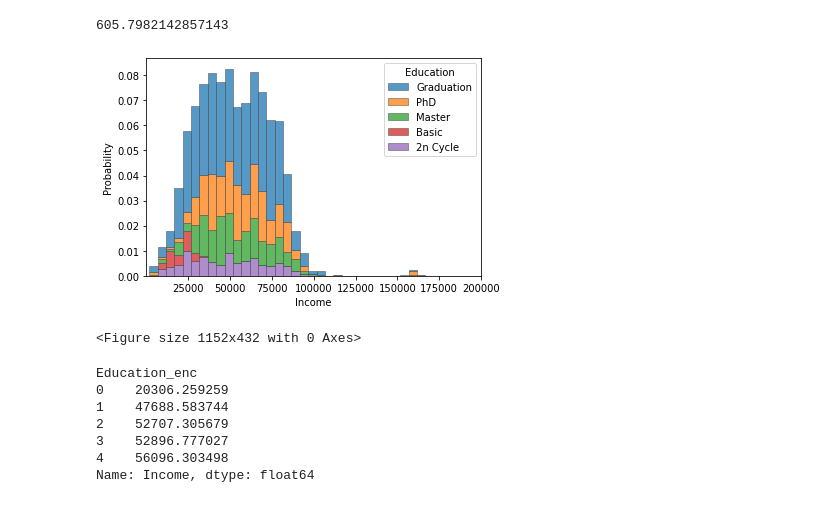
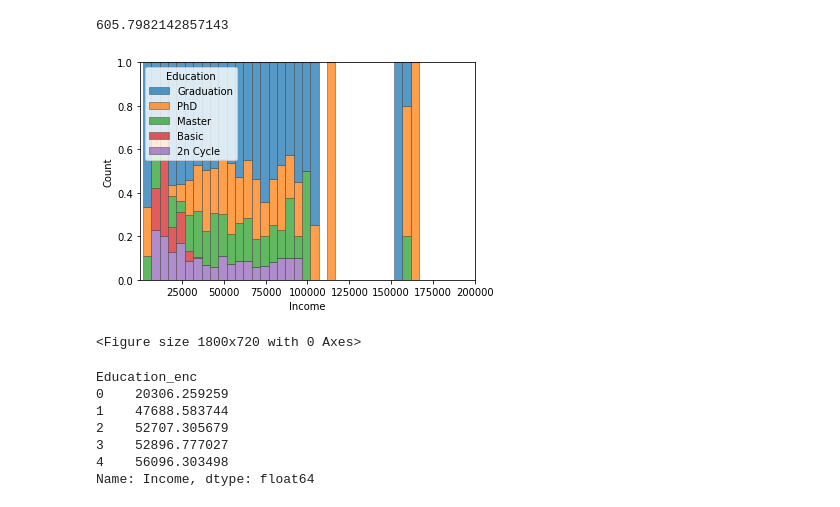
Before and after one commit to FriedaTims-Jansma/post_bootcamp_projects, a Jupyter notebook: notebooks/Marketing_Campaign_Experiment.ipynb, the cells around one changed output. Drawn from its saved outputs; the diff is of its cells as text; code cells hidden in the pictures.

Commit message:
change in graph

```diff
--- a/notebooks/Marketing_Campaign_Experiment.ipynb
+++ b/notebooks/Marketing_Campaign_Experiment.ipynb
@@ -213,22 +213,22 @@ data.Spending.mean()
 # %%
 import matplotlib.pyplot as plt
 
 fig, ax = plt.subplots()
-plt.figure(figsize=(16, 6))
+plt.figure(figsize=(25, 10))
 sns.histplot(
     data,
     x="Income", hue="Education",
-    stat = "probability",
-    multiple="stack",
+    stat = "count",
+    multiple="fill",
     edgecolor=".3",
     linewidth=.5,
     ax=ax
 )
 ax.set_xlim(1,200000)
 plt.show()
 # %% [output]
-[figure, old version]
+[figure, new version]
-<Figure size 1152x432 with 0 Axes>
+<Figure size 1800x720 with 0 Axes>
 # %%
 hist_y = data.groupby("Education_enc")["Income"].mean()
 # %%
```
Also changed, not shown: parts of 1 cell of this notebook.
